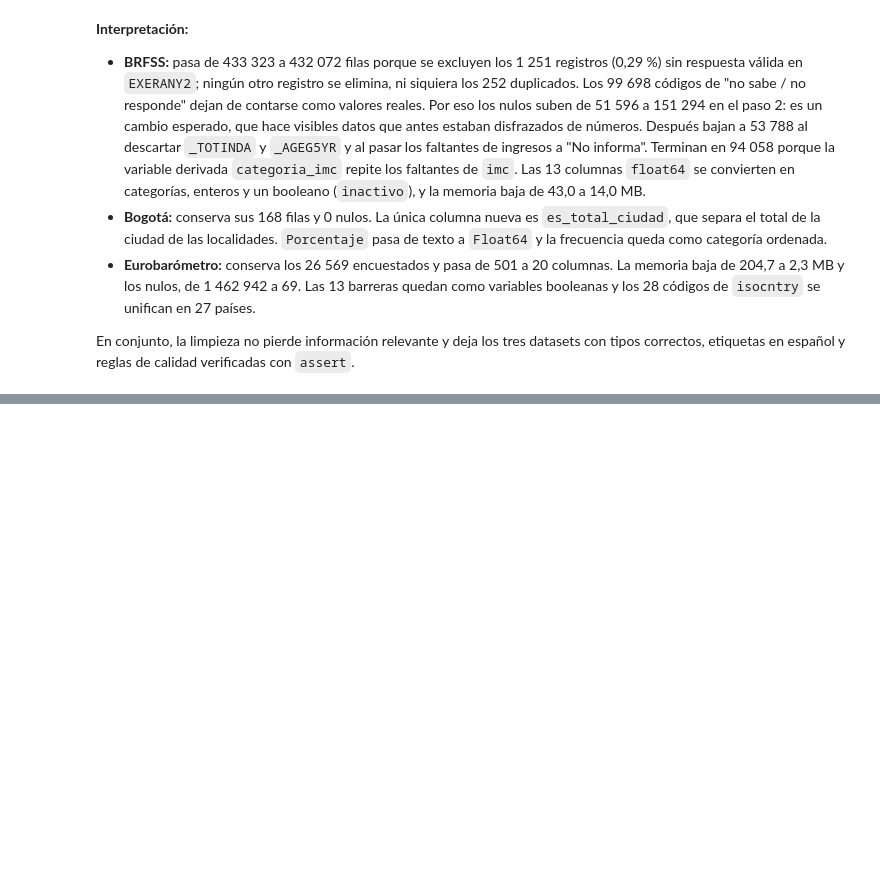
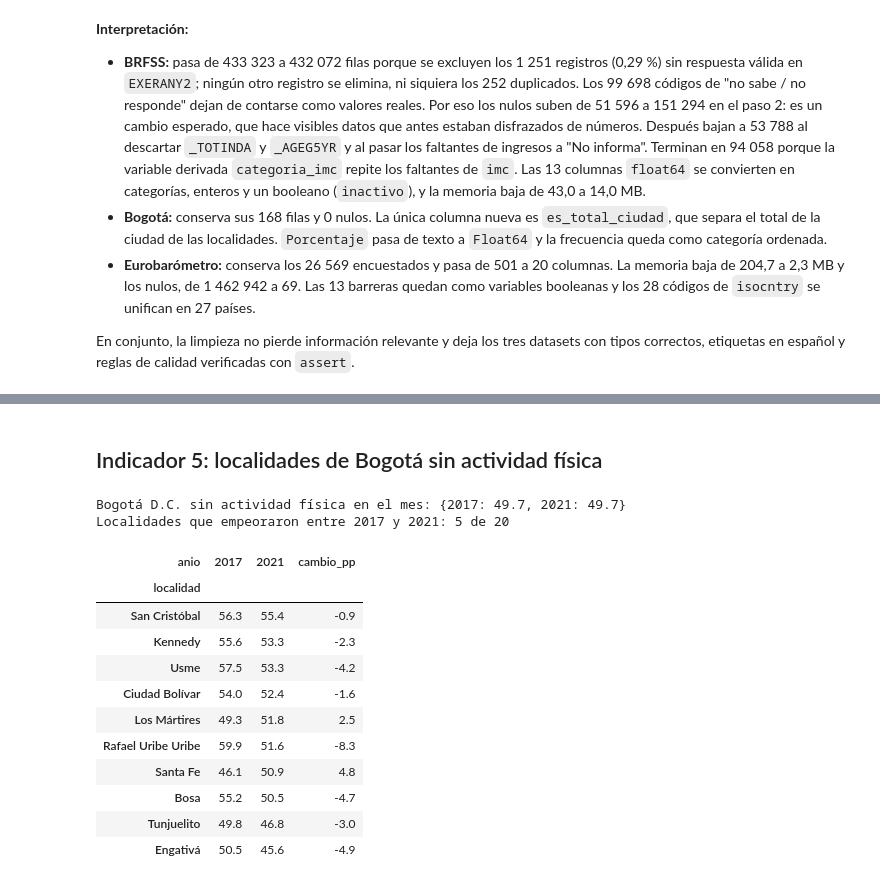
Before and after one commit to tihago1998/pulseup-ciencia-datos, a Jupyter notebook: notebooks/data_preparation.ipynb, the cells around one changed output, grey strips where cells are left out. Drawn from its saved outputs; the diff is of its cells as text; code cells hidden in the pictures; blank space fills up the shorter version.

```diff
--- a/notebooks/data_preparation.ipynb
+++ b/notebooks/data_preparation.ipynb
@@ -640,0 +844,26 @@ En conjunto, la limpieza no pierde información relevante y deja los tres datase
+# %% [markdown]
+## Indicador 5: localidades de Bogotá sin actividad física
+# %%
+sin_actividad = bogota.query("frecuencia == 'Ninguna en el mes' and not es_total_ciudad")
+ind5_bogota = (sin_actividad.pivot_table(index="localidad", columns="anio", values="porcentaje")
+               .assign(cambio_pp=lambda d: (d[2021] - d[2017]).round(1))
+               .sort_values(2021, ascending=False))
+total_ciudad = bogota.query("frecuencia == 'Ninguna en el mes' and es_total_ciudad").set_index("anio")["porcentaje"]
+print("Bogotá D.C. sin actividad física en el mes:", total_ciudad.to_dict())
+print("Localidades que empeoraron entre 2017 y 2021:", int((ind5_bogota["cambio_pp"] > 0).sum()), "de", len(ind5_bogota))
+ind5_bogota.head(10)
+# %% [output]
+Bogotá D.C. sin actividad física en el mes: {2017: 49.7, 2021: 49.7}
+Localidades que empeoraron entre 2017 y 2021: 5 de 20
+| anio | 2017 | 2021 | cambio_pp |
+| localidad |  |  |  |
+| San Cristóbal | 56.3 | 55.4 | -0.9 |
+| Kennedy | 55.6 | 53.3 | -2.3 |
+| Usme | 57.5 | 53.3 | -4.2 |
+| Ciudad Bolívar | 54.0 | 52.4 | -1.6 |
+| Los Mártires | 49.3 | 51.8 | 2.5 |
+| Rafael Uribe Uribe | 59.9 | 51.6 | -8.3 |
+| Santa Fe | 46.1 | 50.9 | 4.8 |
+| Bosa | 55.2 | 50.5 | -4.7 |
+| Tunjuelito | 49.8 | 46.8 | -3.0 |
+| Engativá | 50.5 | 45.6 | -4.9 |
```
Also changed, not shown: parts of 22 cells of this notebook.
